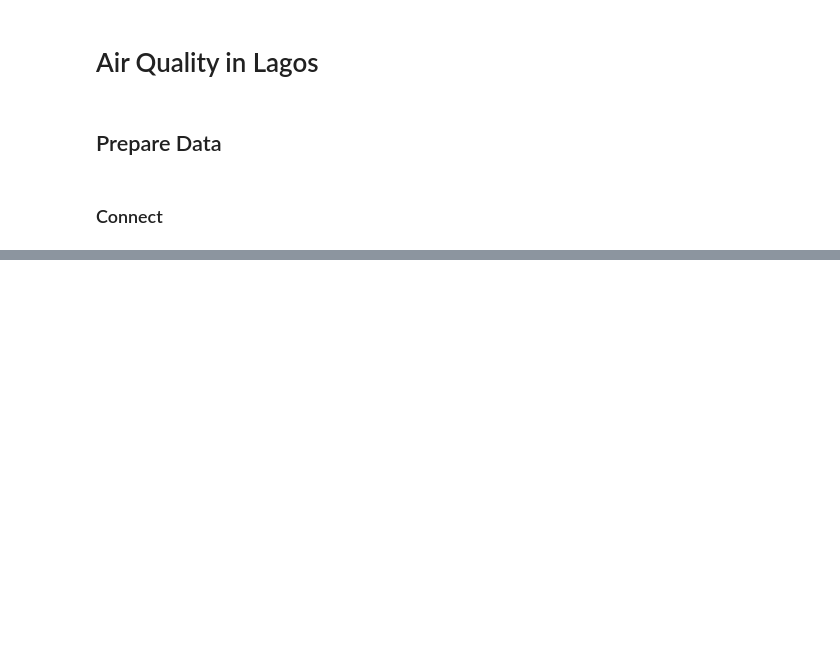
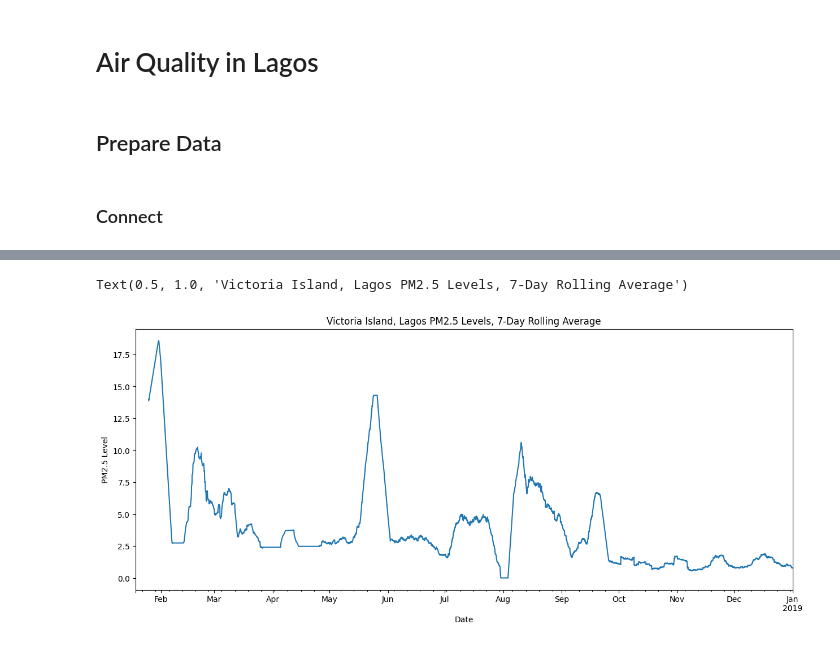
Before and after one commit to noelogbuagu/Data_Science_Portfolio, a Jupyter notebook: Air Quality In Lagos/notebook.ipynb, the cells around one changed output, grey strips where cells are left out. Cells and saved outputs as stored; diff of their text form; code cells hidden in the pictures; blank space fills up the shorter version.

```diff
--- a/Air Quality In Lagos/notebook.ipynb
+++ b/Air Quality In Lagos/notebook.ipynb
@@ -33,0 +130,12 @@ ServerSelectionTimeoutError: localhost:27017: [Errno 61] Connection refused, Tim
+# %%
+# plot rolling average of PM2.5 values in y
+fig, ax = plt.subplots(figsize=(15, 6))
+
+y.rolling(168).mean().plot(ax=ax)
+
+plt.xlabel("Date")
+plt.ylabel("PM2.5 Level")
+plt.title("Victoria Island, Lagos PM2.5 Levels, 7-Day Rolling Average")
+# %% [output]
+Text(0.5, 1.0, 'Victoria Island, Lagos PM2.5 Levels, 7-Day Rolling Average')
+[figure, added]
```
Also changed, not shown: parts of 17 cells of this notebook.
